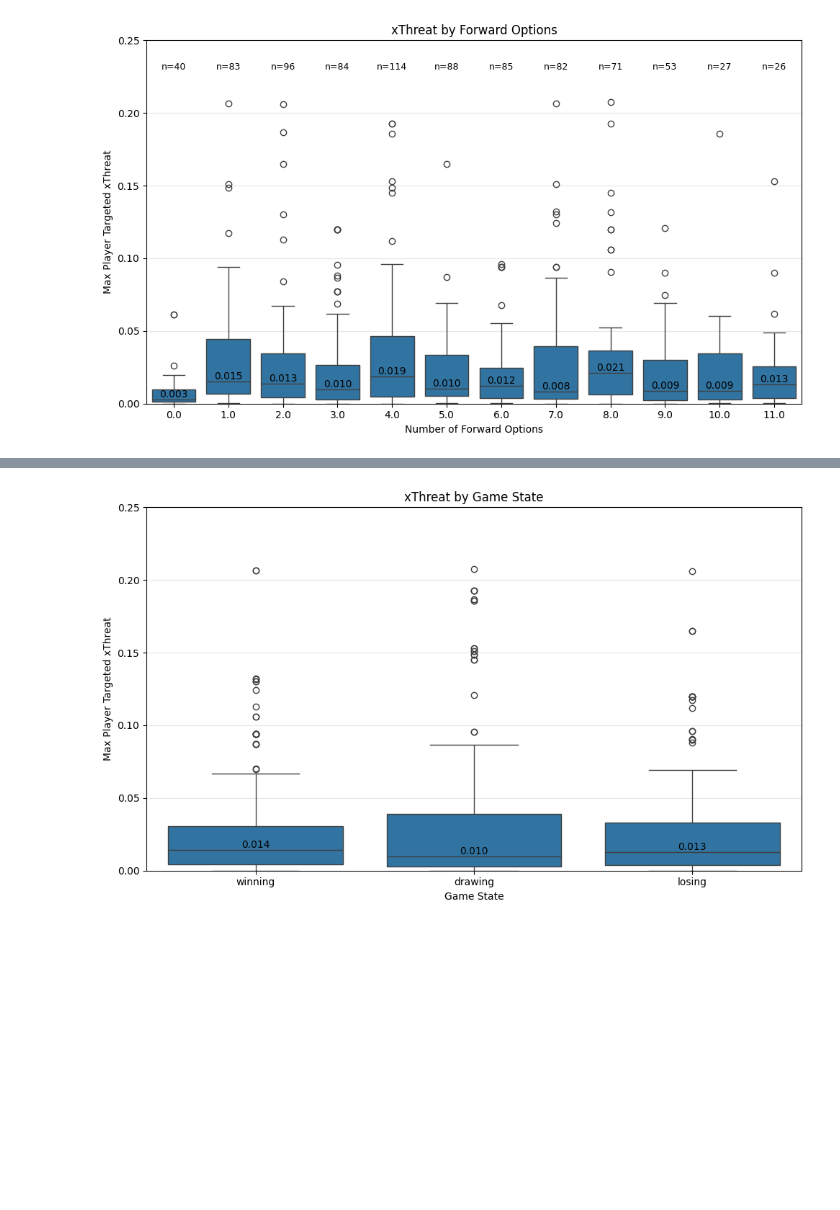
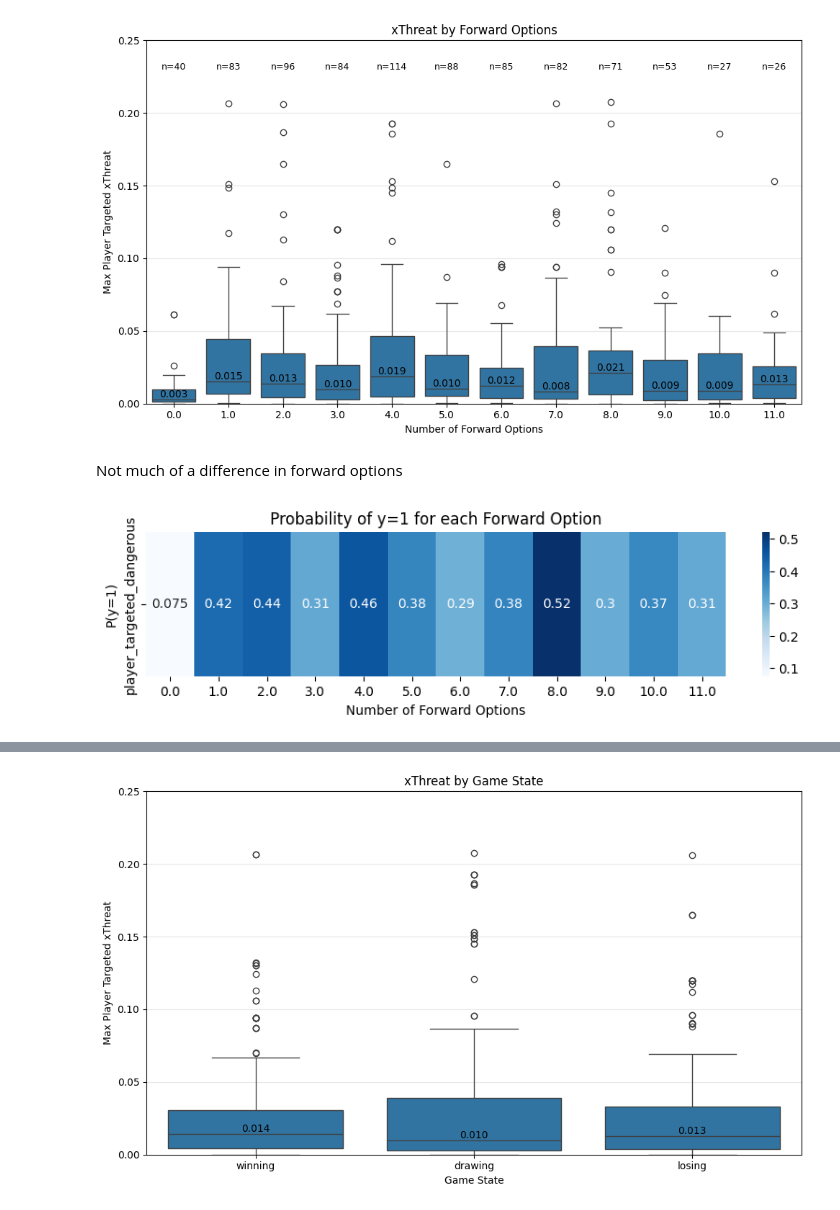
Before and after one commit to naveenelliott/SkillCorner_Tracking_Data_Project, a Jupyter notebook: notebooks/Features_EDA.ipynb, the cells around one changed output, grey strips where cells are left out. Cells and saved outputs as stored; diff of their text form; code cells hidden in the pictures; blank space fills up the shorter version.

```diff
--- a/notebooks/Features_EDA.ipynb
+++ b/notebooks/Features_EDA.ipynb
@@ -106,3 +159,16 @@ plt.tight_layout()
 plt.show()
 # %% [output]
 [figure]
+# %% [markdown]
+Not much of a difference in forward options
+# %%
+pivot = df.groupby('n_forward_options')['player_targeted_dangerous'].mean().to_frame().T
+
+plt.figure(figsize=(10, 2))
+sns.heatmap(pivot, annot=True, cmap="Blues", cbar=True)
+plt.xlabel("Number of Forward Options")
+plt.ylabel("P(y=1)")
+plt.title("Probability of y=1 for each Forward Option")
+plt.show()
+# %% [output]
+[figure, added]
```
Also changed, not shown: parts of 25 cells of this notebook, 7 other files.
